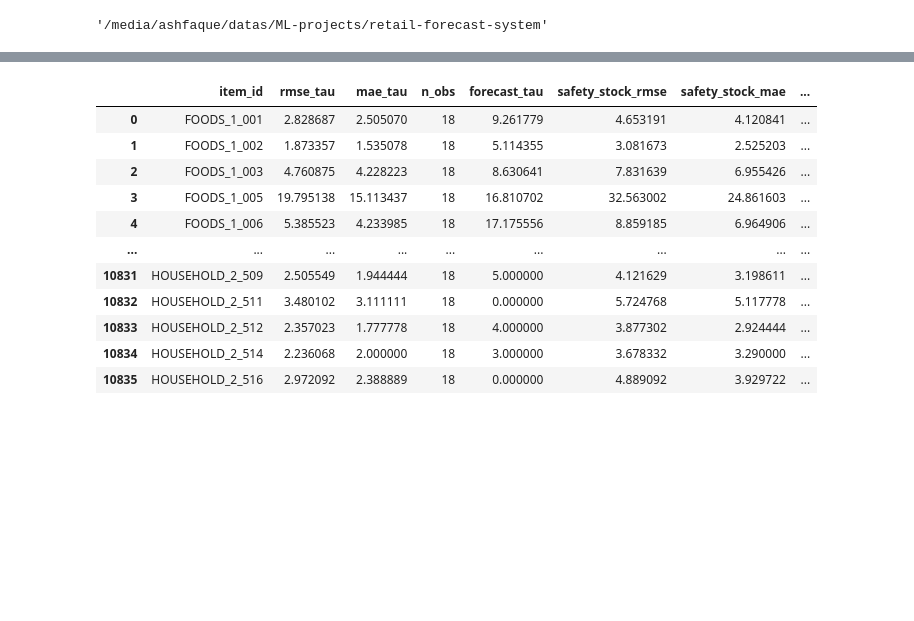
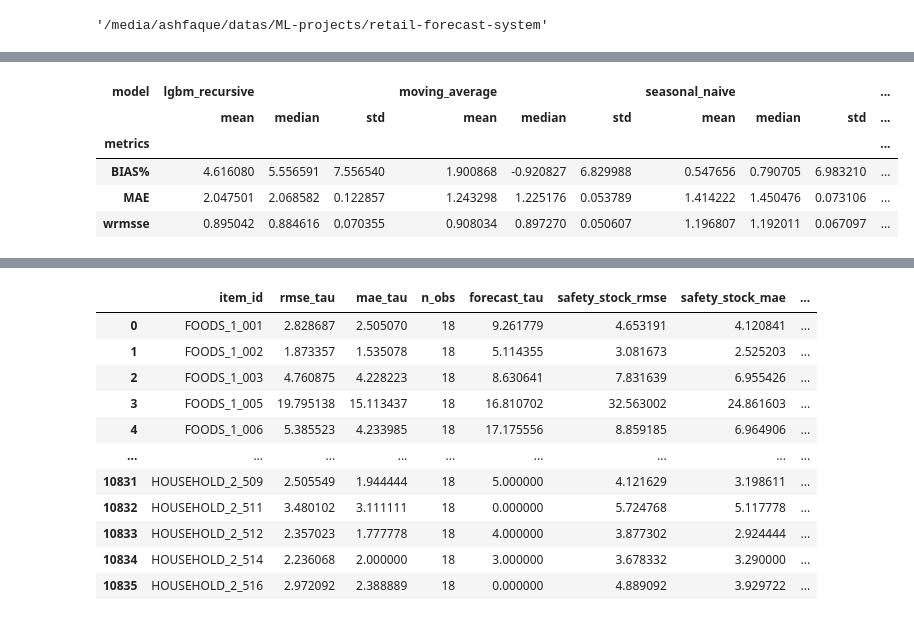
Before and after one commit to ashfaque-tk/retail-demand-forecast, a Jupyter notebook: notebooks/05_testing_results.ipynb, the cells around one changed output, grey strips where cells are left out. Cells and saved outputs as stored; diff of their text form; code cells hidden in the pictures; blank space fills up the shorter version.

Commit message:
refactor:updating the inventory policy, no seperate directory

```diff
--- a/notebooks/05_testing_results.ipynb
+++ b/notebooks/05_testing_results.ipynb
@@ -76,19 +76,26 @@ def compare_expts(recursive_file,direct_file):
             ).stack(level=0, future_stack=True).reset_index()
 
     rec_metric_table = pivot_table(rec_metric).rename(columns={'lgbm':'lgbm_recursive','level_3':'metrics'})
-    direc_metric_table = pivot_table(rec_metric).rename(columns={'lgbm':'lgbm_direct','level_3':'metrics'})
+    direc_metric_table = pivot_table(direc_metric).rename(columns={'lgbm':'lgbm_direct','level_3':'metrics'})
 
     merge_metric_on = ['window_id','train_start','train_end','metrics','seasonal_naive','moving_average']
 
     metric_merge = rec_metric_table.merge(direc_metric_table,on=merge_metric_on,how='left')
 
-    # direc_metric = pd.DataFrame(direc_fva[0].get('metric'))
 
+    agg_metrics = metric_merge.groupby('metrics')[model_cols].agg(['mean', 'median', 'std'])
 
-    # print(rec_fva.columns,direc_fva.columns)
-    merge = rec_fva.merge(direc_fva,on=merge_on,how='left').reset_index(drop=True)
+    from src.metrics import fva
 
-    return merge, metric_merge
+    mean_metrics = metric_merge.groupby('metrics')[model_cols].agg('mean')
+    fva_df = mean_metrics.copy()
+    fva_df['moving_average_vs_naive'] = fva(mean_metrics['seasonal_naive'],mean_metrics['moving_average'])
+    fva_df['recursive_vs_naive'] = fva(mean_metrics['seasonal_naive'],mean_metrics['lgbm_recursive'])
+    fva_df['direct_vs_naive'] = fva(mean_metrics['seasonal_naive'],mean_metrics['lgbm_direct'])
+
+    return agg_metrics, fva_df
     # return pd.DataFrame(metric),pd.DataFrame(fva_records)
 # %%
-fva_comparison, metric = compare_expts(lgbm_recursive,lgbm_direct)
+agg_metrics, fva_df = compare_expts(lgbm_recursive,lgbm_direct)
+
+agg_metrics_2 , fva_df_2 = compare_expts(lgbm_recursive_2,lgbm_direct_2)
@@ -813,0 +111,9 @@ Inspect the window-by-window results before selecting the final deployment model
+# %%
+agg_metrics_2
+# %% [output]
+| model | lgbm_recursive |  |  | moving_average |  |  | seasonal_naive |  |  | ... |
+|  | mean | median | std | mean | median | std | mean | median | std | ... |
+| metrics |  |  |  |  |  |  |  |  |  | ... |
+| BIAS% | 4.616080 | 5.556591 | 7.556540 | 1.900868 | -0.920827 | 6.829988 | 0.547656 | 0.790705 | 6.983210 | ... |
+| MAE | 2.047501 | 2.068582 | 0.122857 | 1.243298 | 1.225176 | 0.053789 | 1.414222 | 1.450476 | 0.073106 | ... |
+| wrmsse | 0.895042 | 0.884616 | 0.070355 | 0.908034 | 0.897270 | 0.050607 | 1.196807 | 1.192011 | 0.067097 | ... |
```
Also changed, not shown: parts of 15 cells of this notebook, 2 other files.
